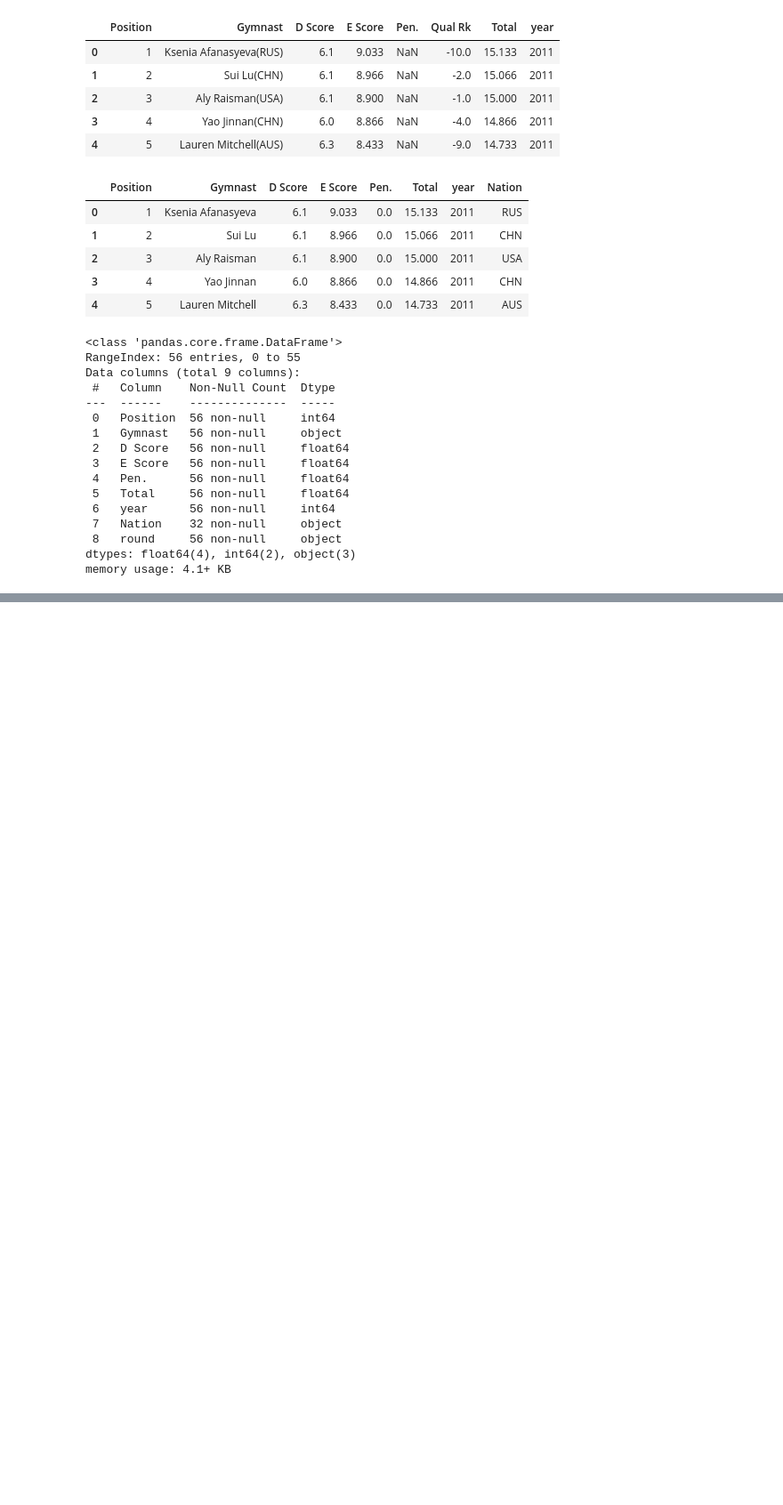
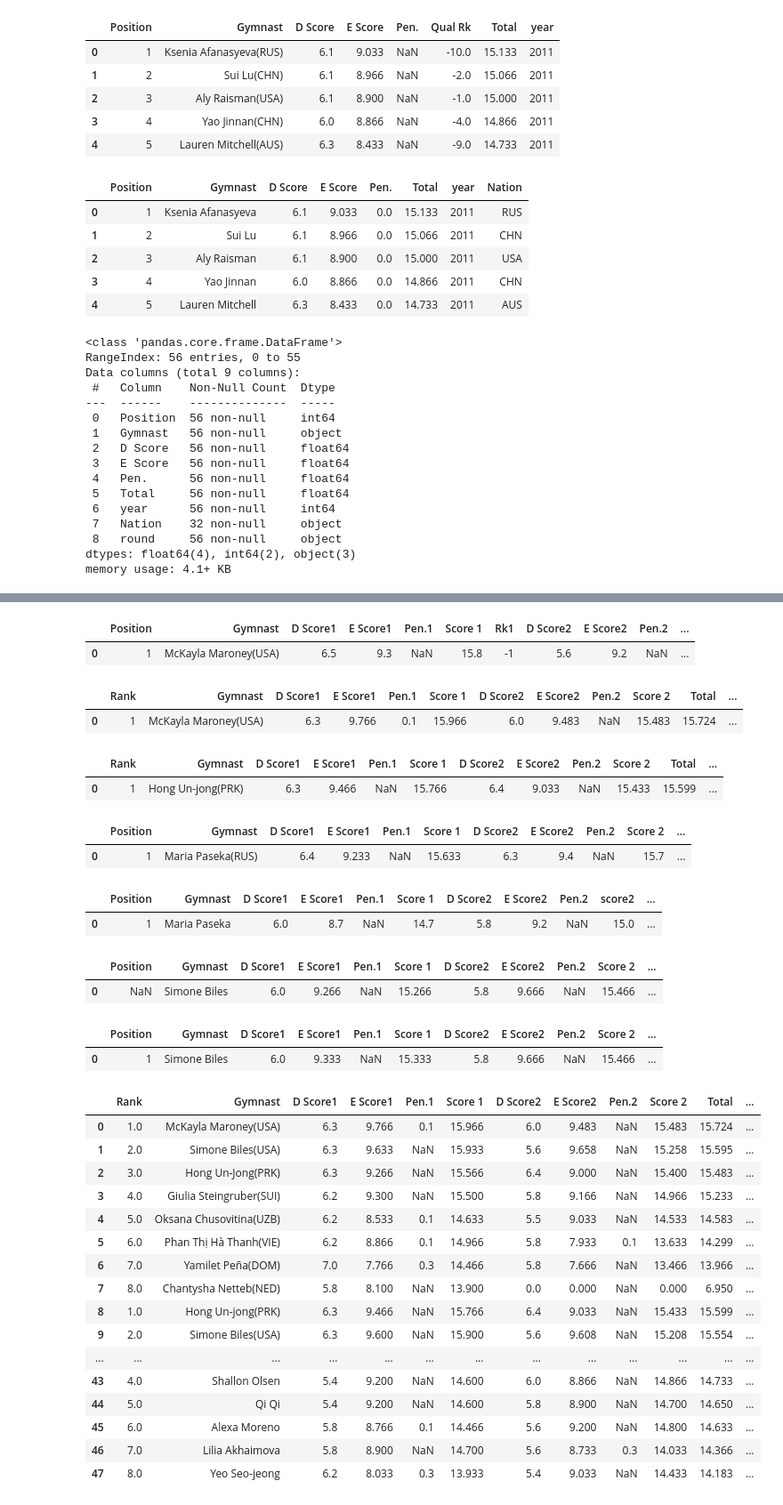
Before and after one commit to RyanJTalbot/MSDS, a Jupyter notebook: Core/Data Mining Foundations/Data Mining Project/Project/competition_gym2023/Cleaning/World_Championships/world_championships_combined.ipynb, the cells around one changed output, grey strips where cells are left out. Shown at 89% size. Drawn from its saved outputs; the diff is of its cells as text; code cells hidden in the pictures; blank space fills up the shorter version.

```diff
--- a/Core/Data Mining Foundations/Data Mining Project/Project/competition_gym2023/Cleaning/World_Championships/world_championships_combined.ipynb
+++ b/Core/Data Mining Foundations/Data Mining Project/Project/competition_gym2023/Cleaning/World_Championships/world_championships_combined.ipynb
@@ -63,0 +102,7 @@ fx19['year']=2019
+# %%
+vt13.rename(columns={'Penalty': 'Pen.'}, inplace=True)
+vt14.rename(columns={'Penalty': 'Pen.'}, inplace=True)
+vt15.rename(columns={'Penalty': 'Pen.'}, inplace=True)
+vt17.rename(columns={'Penalty': 'Pen.'}, inplace=True)
+vt19.rename(columns={'Rank': 'Position'}, inplace=True)
+vt18.rename(columns={'Rank': 'Position'}, inplace=True)
@@ -134,0 +274,67 @@ memory usage: 4.1+ KB
+# %%
+vt11.head(1)
+# %% [output]
+|  | Position | Gymnast | D Score1 | E Score1 | Pen.1 | Score 1 | Rk1 | D Score2 | E Score2 | Pen.2 | ... |
+| 0 | 1 | McKayla Maroney(USA) | 6.5 | 9.3 | NaN | 15.8 | -1 | 5.6 | 9.2 | NaN | ... |
+# %%
+vt13.head(1)
+# %% [output]
+|  | Rank | Gymnast | D Score1 | E Score1 | Pen.1 | Score 1 | D Score2 | E Score2 | Pen.2 | Score 2 | Total | ... |
+| 0 | 1 | McKayla Maroney(USA) | 6.3 | 9.766 | 0.1 | 15.966 | 6.0 | 9.483 | NaN | 15.483 | 15.724 | ... |
+# %%
+vt14.head(1)
+# %% [output]
+|  | Rank | Gymnast | D Score1 | E Score1 | Pen.1 | Score 1 | D Score2 | E Score2 | Pen.2 | Score 2 | Total | ... |
+| 0 | 1 | Hong Un-jong(PRK) | 6.3 | 9.466 | NaN | 15.766 | 6.4 | 9.033 | NaN | 15.433 | 15.599 | ... |
+# %%
+vt15.head(1)
+# %% [output]
+|  | Position | Gymnast | D Score1 | E Score1 | Pen.1 | Score 1 | D Score2 | E Score2 | Pen.2 | Score 2 | ... |
+| 0 | 1 | Maria Paseka(RUS) | 6.4 | 9.233 | NaN | 15.633 | 6.3 | 9.4 | NaN | 15.7 | ... |
+# %%
+vt17.head(1)
+# %% [output]
+|  | Position | Gymnast | D Score1 | E Score1 | Pen.1 | Score 1 | D Score2 | E Score2 | Pen.2 | score2 | ... |
+| 0 | 1 | Maria Paseka | 6.0 | 8.7 | NaN | 14.7 | 5.8 | 9.2 | NaN | 15.0 | ... |
+# %%
+vt18.head(1)
+# %% [output]
+|  | Position | Gymnast | D Score1 | E Score1 | Pen.1 | Score 1 | D Score2 | E Score2 | Pen.2 | Score 2 | ... |
+| 0 | NaN | Simone Biles | 6.0 | 9.266 | NaN | 15.266 | 5.8 | 9.666 | NaN | 15.466 | ... |
+# %%
+vt19.head(1)
+# %% [output]
+|  | Position | Gymnast | D Score1 | E Score1 | Pen.1 | Score 1 | D Score2 | E Score2 | Pen.2 | Score 2 | ... |
+| 0 | 1 | Simone Biles | 6.0 | 9.333 | NaN | 15.333 | 5.8 | 9.666 | NaN | 15.466 | ... |
+# %%
+vt19.rename(columns={'total': 'Total'}, inplace=True)
+vt17.rename(columns={'score2': 'Score 2'}, inplace=True)
+vt15.rename(columns={'Total2': 'Total'}, inplace=True)
+vt15.rename(columns={'Position': 'Rank'}, inplace=True)
+vt17.rename(columns={'Position': 'Rank'}, inplace=True)
+vt18.rename(columns={'Position': 'Rank'}, inplace=True)
+vt19.rename(columns={'Position': 'Rank'}, inplace=True)
+# %%
+combined_vt = pd.concat([vt13, vt14, vt15,  vt17, vt18, vt19], ignore_index=True)
+# %%
+vt = combined_vt.copy()
+# %%
+vt
+# %% [output]
+|  | Rank | Gymnast | D Score1 | E Score1 | Pen.1 | Score 1 | D Score2 | E Score2 | Pen.2 | Score 2 | Total | ... |
+| 0 | 1.0 | McKayla Maroney(USA) | 6.3 | 9.766 | 0.1 | 15.966 | 6.0 | 9.483 | NaN | 15.483 | 15.724 | ... |
+| 1 | 2.0 | Simone Biles(USA) | 6.3 | 9.633 | NaN | 15.933 | 5.6 | 9.658 | NaN | 15.258 | 15.595 | ... |
+| 2 | 3.0 | Hong Un-Jong(PRK) | 6.3 | 9.266 | NaN | 15.566 | 6.4 | 9.000 | NaN | 15.400 | 15.483 | ... |
+| 3 | 4.0 | Giulia Steingruber(SUI) | 6.2 | 9.300 | NaN | 15.500 | 5.8 | 9.166 | NaN | 14.966 | 15.233 | ... |
+| 4 | 5.0 | Oksana Chusovitina(UZB) | 6.2 | 8.533 | 0.1 | 14.633 | 5.5 | 9.033 | NaN | 14.533 | 14.583 | ... |
+| 5 | 6.0 | Phan Thị Hà Thanh(VIE) | 6.2 | 8.866 | 0.1 | 14.966 | 5.8 | 7.933 | 0.1 | 13.633 | 14.299 | ... |
+| 6 | 7.0 | Yamilet Peña(DOM) | 7.0 | 7.766 | 0.3 | 14.466 | 5.8 | 7.666 | NaN | 13.466 | 13.966 | ... |
+| 7 | 8.0 | Chantysha Netteb(NED) | 5.8 | 8.100 | NaN | 13.900 | 0.0 | 0.000 | NaN | 0.000 | 6.950 | ... |
+| 8 | 1.0 | Hong Un-jong(PRK) | 6.3 | 9.466 | NaN | 15.766 | 6.4 | 9.033 | NaN | 15.433 | 15.599 | ... |
+| 9 | 2.0 | Simone Biles(USA) | 6.3 | 9.600 | NaN | 15.900 | 5.6 | 9.608 | NaN | 15.208 | 15.554 | ... |
+| ... | ... | ... | ... | ... | ... | ... | ... | ... | ... | ... | ... | ... |
+| 43 | 4.0 | Shallon Olsen | 5.4 | 9.200 | NaN | 14.600 | 6.0 | 8.866 | NaN | 14.866 | 14.733 | ... |
+| 44 | 5.0 | Qi Qi | 5.4 | 9.200 | NaN | 14.600 | 5.8 | 8.900 | NaN | 14.700 | 14.650 | ... |
+| 45 | 6.0 | Alexa Moreno | 5.8 | 8.766 | 0.1 | 14.466 | 5.6 | 9.200 | NaN | 14.800 | 14.633 | ... |
+| 46 | 7.0 | Lilia Akhaimova | 5.8 | 8.900 | NaN | 14.700 | 5.6 | 8.733 | 0.3 | 14.033 | 14.366 | ... |
+| 47 | 8.0 | Yeo Seo-jeong | 6.2 | 8.033 | 0.3 | 13.933 | 5.4 | 9.033 | NaN | 14.433 | 14.183 | ... |
```
Also changed, not shown: parts of 27 cells of this notebook, 13 other files.
